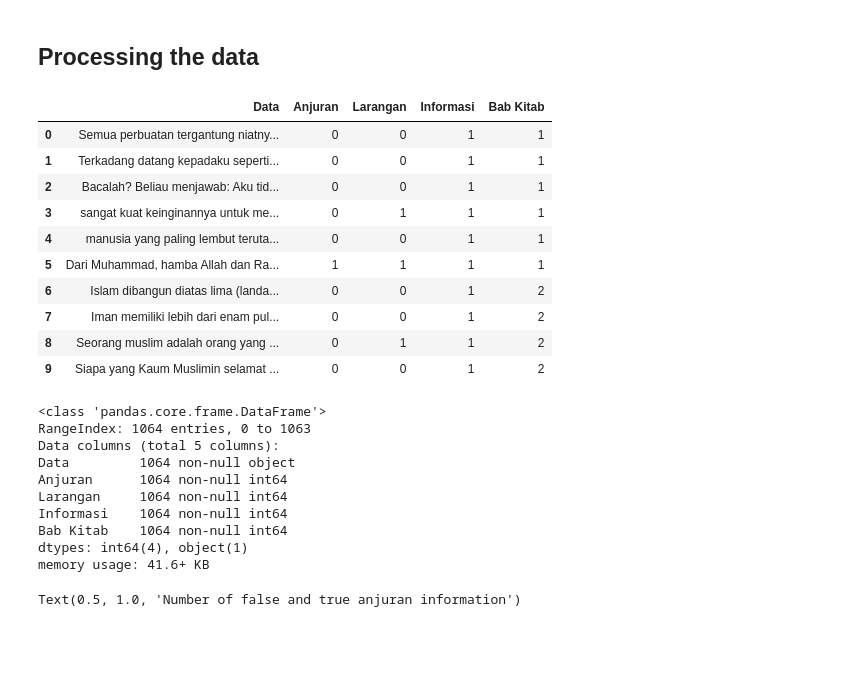
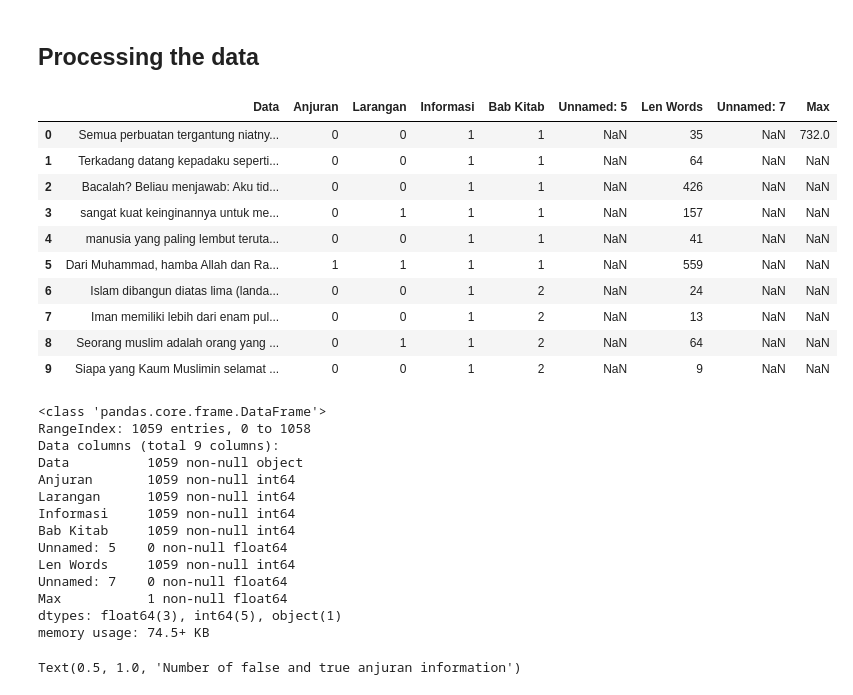
Before and after one commit to rizkyfalih/Hadist-Multilabel, a Jupyter notebook: rnn_multilabel.ipynb, the cells around one changed output. Saved outputs shown, nothing was run; the diff lists cells and outputs as text; code cells hidden in the pictures; blank space fills up the shorter version.

```diff
--- a/rnn_multilabel.ipynb
+++ b/rnn_multilabel.ipynb
@@ -25,33 +46,37 @@ Using TensorFlow backend.
 ## Processing the data
 # %%
 # reading data
-df = pd.read_excel('Multilabel.xlsx')
+df = pd.read_excel('Multilabel Clean.xlsx')
 df[:10]
 # %% [output]
-|  | Data | Anjuran | Larangan | Informasi | Bab Kitab |
-| 0 | Semua perbuatan tergantung niatny... | 0 | 0 | 1 | 1 |
-| 1 | Terkadang datang kepadaku seperti... | 0 | 0 | 1 | 1 |
-| 2 | Bacalah? Beliau menjawab: Aku tid... | 0 | 0 | 1 | 1 |
-| 3 | sangat kuat keinginannya untuk me... | 0 | 1 | 1 | 1 |
-| 4 | manusia yang paling lembut teruta... | 0 | 0 | 1 | 1 |
-| 5 | Dari Muhammad, hamba Allah dan Ra... | 1 | 1 | 1 | 1 |
-| 6 | Islam dibangun diatas lima (landa... | 0 | 0 | 1 | 2 |
-| 7 | Iman memiliki lebih dari enam pul... | 0 | 0 | 1 | 2 |
-| 8 | Seorang muslim adalah orang yang ... | 0 | 1 | 1 | 2 |
-| 9 | Siapa yang Kaum Muslimin selamat ... | 0 | 0 | 1 | 2 |
+|  | Data | Anjuran | Larangan | Informasi | Bab Kitab | Unnamed: 5 | Len Words | Unnamed: 7 | Max |
+| 0 | Semua perbuatan tergantung niatny... | 0 | 0 | 1 | 1 | NaN | 35 | NaN | 732.0 |
+| 1 | Terkadang datang kepadaku seperti... | 0 | 0 | 1 | 1 | NaN | 64 | NaN | NaN |
+| 2 | Bacalah? Beliau menjawab: Aku tid... | 0 | 0 | 1 | 1 | NaN | 426 | NaN | NaN |
+| 3 | sangat kuat keinginannya untuk me... | 0 | 1 | 1 | 1 | NaN | 157 | NaN | NaN |
+| 4 | manusia yang paling lembut teruta... | 0 | 0 | 1 | 1 | NaN | 41 | NaN | NaN |
+| 5 | Dari Muhammad, hamba Allah dan Ra... | 1 | 1 | 1 | 1 | NaN | 559 | NaN | NaN |
+| 6 | Islam dibangun diatas lima (landa... | 0 | 0 | 1 | 2 | NaN | 24 | NaN | NaN |
+| 7 | Iman memiliki lebih dari enam pul... | 0 | 0 | 1 | 2 | NaN | 13 | NaN | NaN |
+| 8 | Seorang muslim adalah orang yang ... | 0 | 1 | 1 | 2 | NaN | 64 | NaN | NaN |
+| 9 | Siapa yang Kaum Muslimin selamat ... | 0 | 0 | 1 | 2 | NaN | 9 | NaN | NaN |
 # %%
 df.info()
 # %% [output]
 <class 'pandas.core.frame.DataFrame'>
-RangeIndex: 1064 entries, 0 to 1063
-Data columns (total 5 columns):
-Data         1064 non-null object
-Anjuran      1064 non-null int64
-Larangan     1064 non-null int64
-Informasi    1064 non-null int64
-Bab Kitab    1064 non-null int64
-dtypes: int64(4), object(1)
-memory usage: 41.6+ KB
+RangeIndex: 1059 entries, 0 to 1058
+Data columns (total 9 columns):
+Data          1059 non-null object
+Anjuran       1059 non-null int64
+Larangan      1059 non-null int64
+Informasi     1059 non-null int64
+Bab Kitab     1059 non-null int64
+Unnamed: 5    0 non-null float64
+Len Words     1059 non-null int64
+Unnamed: 7    0 non-null float64
+Max           1 non-null float64
+dtypes: float64(3), int64(5), object(1)
+memory usage: 74.5+ KB
 # %%
 sns.countplot(df.Larangan)
 plt.xlabel('Label')
```
Also changed, not shown: parts of 87 cells of this notebook.
